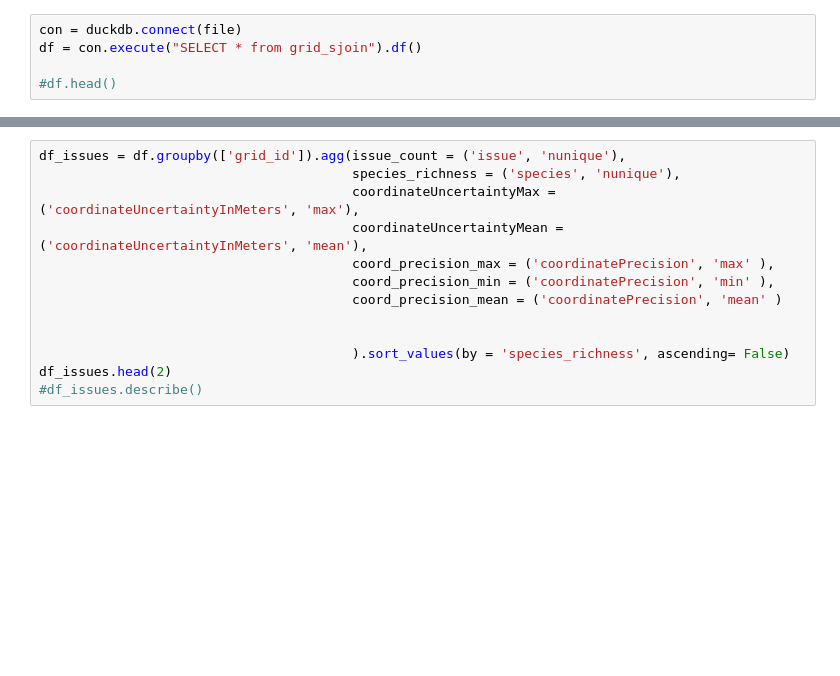
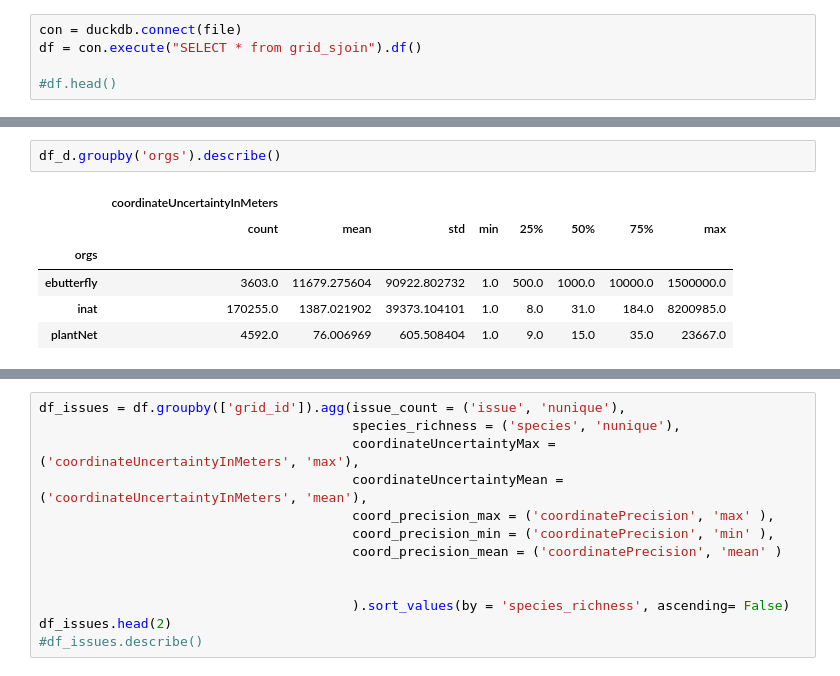
Before and after one commit to etiennegodin/mtlBiodiversity, a Jupyter notebook: notebooks/coordinatesIssueCheck.ipynb, the cells around one changed output, grey strips where cells are left out. Drawn from its saved outputs; the diff is of its cells as text; blank space fills up the shorter version.

```diff
--- a/notebooks/coordinatesIssueCheck.ipynb
+++ b/notebooks/coordinatesIssueCheck.ipynb
@@ -25 +45,10 @@ df.describe()
+# %%
+df_d.groupby('orgs').describe()
+# %% [output]
+|  | coordinateUncertaintyInMeters |  |  |  |  |  |  |  |
+|  | count | mean | std | min | 25% | 50% | 75% | max |
+| orgs |  |  |  |  |  |  |  |  |
+| ebutterfly | 3603.0 | 11679.275604 | 90922.802732 | 1.0 | 500.0 | 1000.0 | 10000.0 | 1500000.0 |
+| inat | 170255.0 | 1387.021902 | 39373.104101 | 1.0 | 8.0 | 31.0 | 184.0 | 8200985.0 |
+| plantNet | 4592.0 | 76.006969 | 605.508404 | 1.0 | 9.0 | 15.0 | 35.0 | 23667.0 |
 # %%
```
Also changed, not shown: parts of 4 cells of this notebook.
